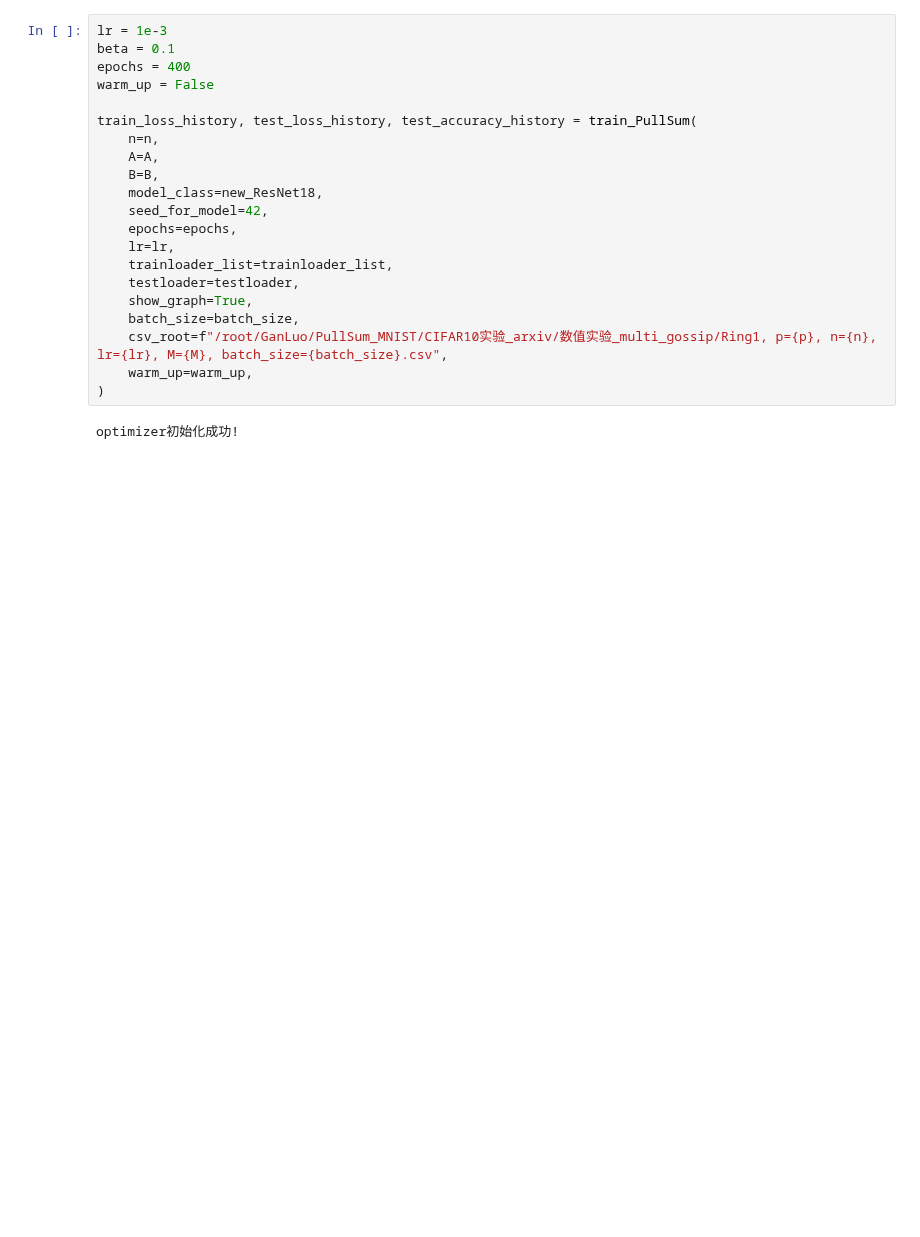
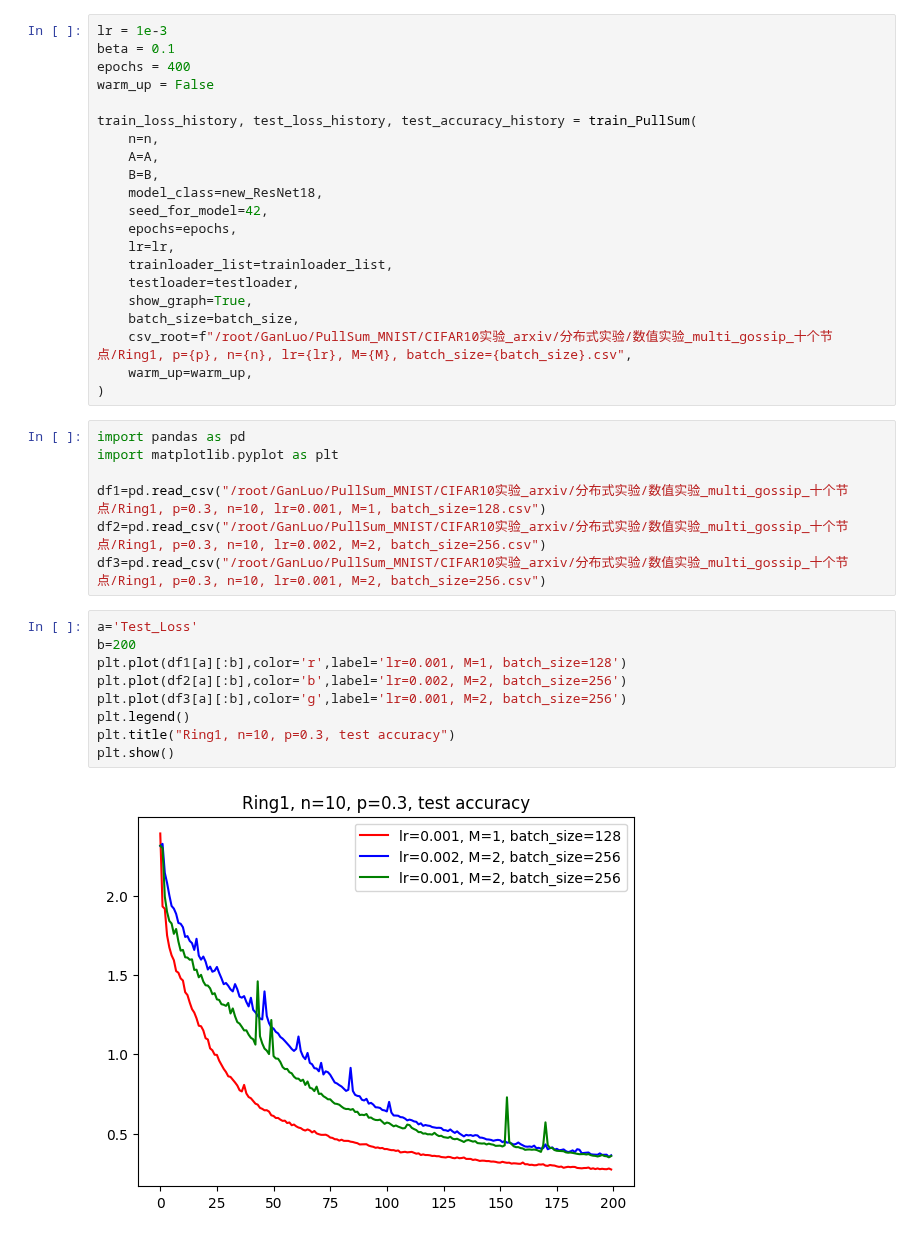
Before and after one commit to Luoxiaogan/PullSum_MNIST, a Jupyter notebook: CIFAR10实验_arxiv/分布式实验/main.ipynb, the cells around one changed output. Drawn from its saved outputs; the diff is of its cells as text; blank space fills up the shorter version.

```diff
--- a/CIFAR10实验_arxiv/分布式实验/main.ipynb
+++ b/CIFAR10实验_arxiv/分布式实验/main.ipynb
@@ -50,8 +95,24 @@ train_loss_history, test_loss_history, test_accuracy_history = train_PullSum(
     testloader=testloader,
     show_graph=True,
     batch_size=batch_size,
-    csv_root=f"/root/GanLuo/PullSum_MNIST/CIFAR10实验_arxiv/数值实验_multi_gossip/Ring1, p={p}, n={n}, lr={lr}, M={M}, batch_size={batch_size}.csv",
+    csv_root=f"/root/GanLuo/PullSum_MNIST/CIFAR10实验_arxiv/分布式实验/数值实验_multi_gossip_十个节点/Ring1, p={p}, n={n}, lr={lr}, M={M}, batch_size={batch_size}.csv",
     warm_up=warm_up,
 )
-# %% [output]
-optimizer初始化成功!
+# %%
+import pandas as pd
+import matplotlib.pyplot as plt
+
+df1=pd.read_csv("/root/GanLuo/PullSum_MNIST/CIFAR10实验_arxiv/分布式实验/数值实验_multi_gossip_十个节点/Ring1, p=0.3, n=10, lr=0.001, M=1, batch_size=128.csv")
+df2=pd.read_csv("/root/GanLuo/PullSum_MNIST/CIFAR10实验_arxiv/分布式实验/数值实验_multi_gossip_十个节点/Ring1, p=0.3, n=10, lr=0.002, M=2, batch_size=256.csv")
+df3=pd.read_csv("/root/GanLuo/PullSum_MNIST/CIFAR10实验_arxiv/分布式实验/数值实验_multi_gossip_十个节点/Ring1, p=0.3, n=10, lr=0.001, M=2, batch_size=256.csv")
+# %%
+a='Test_Loss'
+b=200
+plt.plot(df1[a][:b],color='r',label='lr=0.001, M=1, batch_size=128')
+plt.plot(df2[a][:b],color='b',label='lr=0.002, M=2, batch_size=256')
+plt.plot(df3[a][:b],color='g',label='lr=0.001, M=2, batch_size=256')
+plt.legend()
+plt.title("Ring1, n=10, p=0.3, test accuracy")
+plt.show()
+# %% [output]
+[figure, added]
```
Also changed, not shown: parts of 6 cells of this notebook, 13 other files.
